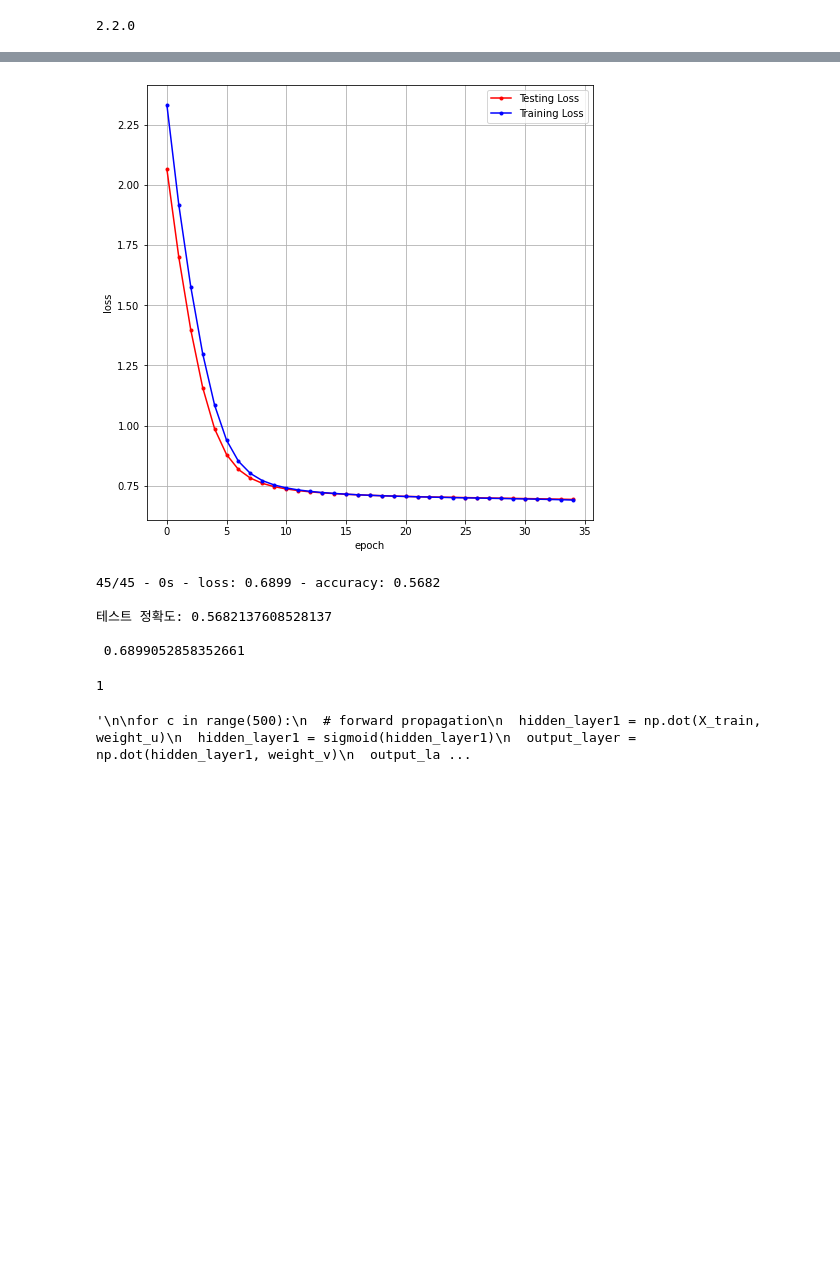
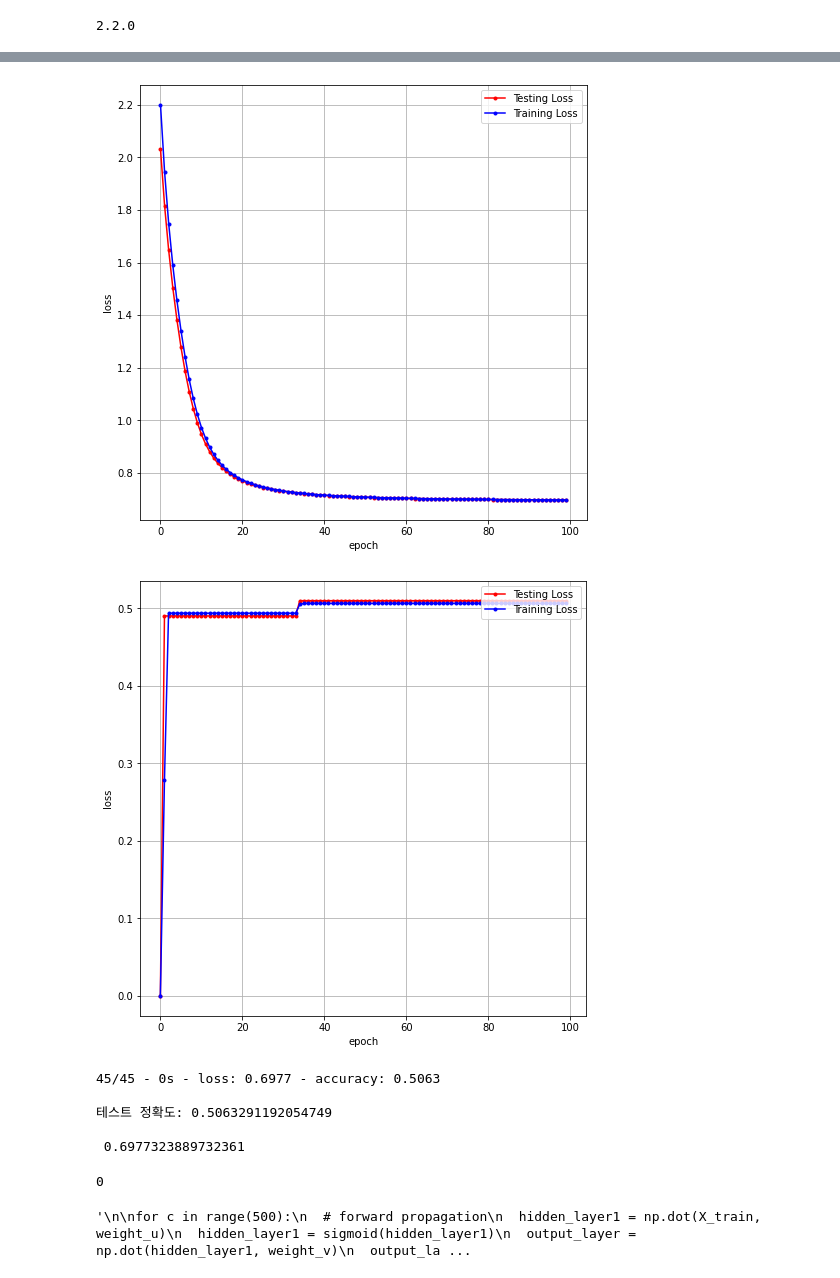
Before and after one commit to YangTaeSung/CAU-MachineLearning, a Jupyter notebook: assignment11.ipynb, the cells around one changed output, grey strips where cells are left out. Cells and saved outputs as stored; diff of their text form; code cells hidden in the pictures; blank space fills up the shorter version.

Commit message:
Plot the accuracy curve

```diff
--- a/assignment11.ipynb
+++ b/assignment11.ipynb
@@ -55,7 +55,7 @@ for sen in range(0, len(X)):
 
     documents.append(document)
 
-vectorizer = CountVectorizer(max_features=1500, min_df=5, max_df=0.7, stop_words=stopwords.words('english'))
+vectorizer = CountVectorizer(max_features=1000, min_df=5, max_df=0.7, stop_words=stopwords.words('english'))
 X = vectorizer.fit_transform(documents).toarray()
 
 tfidfconverter = TfidfTransformer()
@@ -104,7 +95,9 @@ cb_early_stopping = EarlyStopping(monitor='val_loss', patience=10)
 # %%
 model = keras.Sequential([
     keras.layers.Dense(128, activation='sigmoid'),
-    keras.layers.Dense(10, activation='sigmoid')
+    keras.layers.Dense(50, activation='sigmoid'),
+    keras.layers.Dense(30, activation='sigmoid'),
+    keras.layers.Dense(10, activation='sigmoid'),
 ])
 # %%
 model.compile(optimizer='adam',
@@ -112,6 +105,6 @@ model.compile(optimizer='adam',
               metrics=['accuracy'])
 # %%
 history = model.fit(X_train, y_train, validation_data=(X_test, y_test),
-          epochs=35, batch_size=200, verbose=0,
+          epochs=100, batch_size=200, verbose=0,
           callbacks=[cb_checkpoint, cb_early_stopping])
 # %% [output]
@@ -137,6 +130,8 @@ print('\nAccuracy: {:.4f}'.format(model.evaluate(X_test, y_test)[1]))
 
 y_vloss = history.history['val_loss']
 y_loss = history.history['loss']
+y_vacc = history.history['val_accuracy']
+y_acc = history.history['accuracy']
 
 x_len = np.arange(len(y_loss))
 plt.figure(figsize=(8, 8)) # 그래프 사이즈 조절
@@ -148,4 +143,14 @@ plt.grid()
 plt.xlabel('epoch')
 plt.ylabel('loss')
 plt.show()
+
+plt.figure(figsize=(8, 8)) # 그래프 사이즈 조절
+plt.plot(x_len, y_vacc, marker='.', c='red', label="Testing Loss")
+plt.plot(x_len, y_acc, marker='.', c='blue', label="Training Loss")
+
+plt.legend(loc='upper right')
+plt.grid()
+plt.xlabel('epoch')
+plt.ylabel('loss')
+plt.show()
 # %% [output]
@@ -155,20 +160,21 @@ Accuracy: 0.5492
-[figure, old version]
+[figure, new version]
+[figure, added]
 # %%
 test_loss, test_acc = model.evaluate(X_train,  y_train, verbose=2)
 
 print('\n테스트 정확도:', test_acc)
 print('\n', test_loss)
 # %% [output]
-45/45 - 0s - loss: 0.6899 - accuracy: 0.5682
+45/45 - 0s - loss: 0.6977 - accuracy: 0.5063
 
-테스트 정확도: 0.5682137608528137
+테스트 정확도: 0.5063291192054749
 
- 0.6899052858352661
+ 0.6977323889732361
 # %%
 predictions = model.predict(X_test)
 np.argmax(predictions[0])
 # %% [output]
-1
+0
 # %%
 def plot_image(i, predictions_array, true_label, img):
   predictions_array, true_label, img = predictions_array[i], true_label[i], img[i]
```
Also changed, not shown: parts of 3 cells of this notebook.
